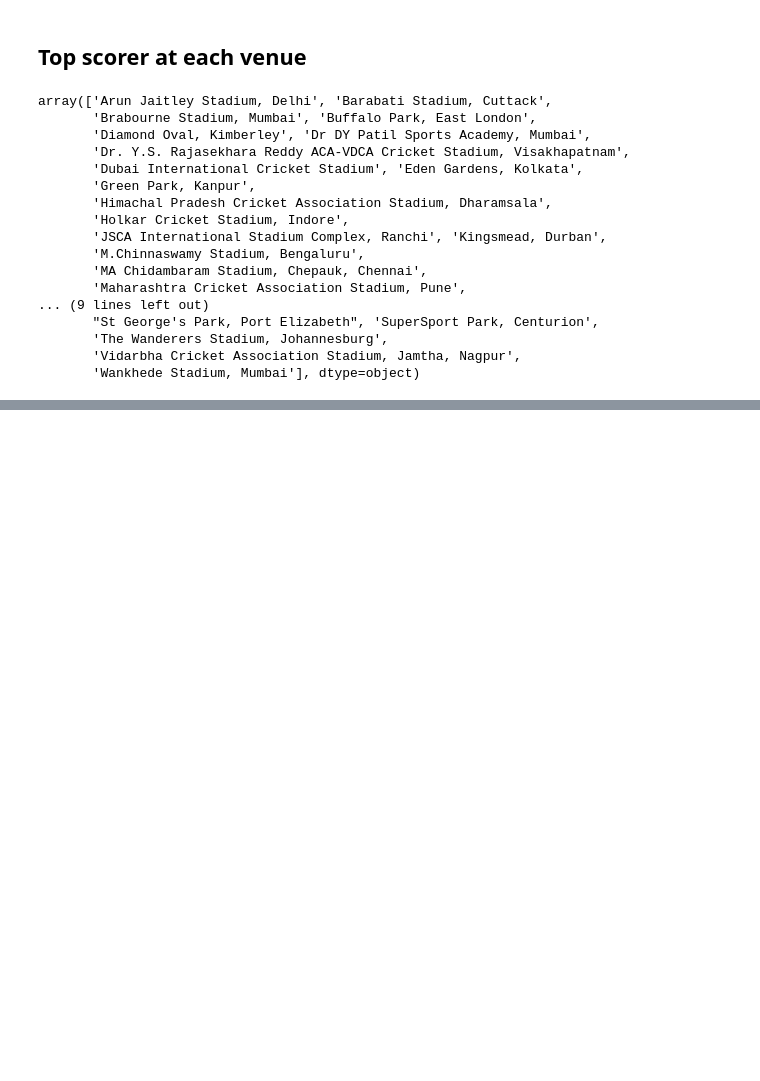
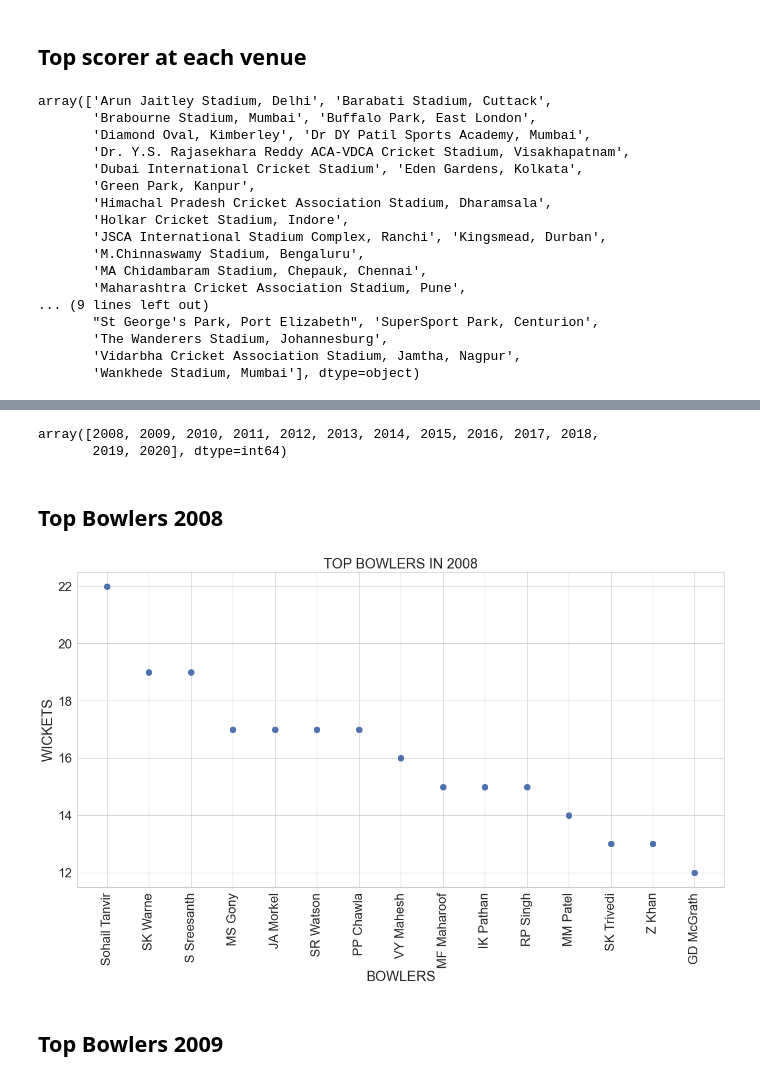
Before and after one commit to umesh-gattem/IPL-D-VIZ, a Jupyter notebook: project/Data Visualization project_murtaza.ipynb, the cells around one changed output, grey strips where cells are left out. Saved outputs shown, nothing was run; the diff lists cells and outputs as text; code cells hidden in the pictures; blank space fills up the shorter version.

```diff
--- a/project/Data Visualization project_murtaza.ipynb
+++ b/project/Data Visualization project_murtaza.ipynb
@@ -1105,0 +1146,12 @@ plt
+# %%
+d_each_season = {}
+for season in all_season_bowling_card['season']:
+    d_each_season[season] = all_season_bowling_card[all_season_bowling_card['season'] == season]
+# %%
+unique_seasons = np.unique(all_season_bowling_card['season'])
+unique_seasons
+# %% [output]
+array([2008, 2009, 2010, 2011, 2012, 2013, 2014, 2015, 2016, 2017, 2018,
+       2019, 2020], dtype=int64)
+# %% [markdown]
+## Top Bowlers 2008
@@ -1105,0 +1171,20 @@ plt
+# %%
+bowler_average_2008 = d_each_season[2008].groupby('name')['conceded'].sum()/d_each_season[2008].groupby('name')['wickets'].sum()
+bowler_average_2008 = pd.DataFrame(bowler_average_2008, columns=['Average'])
+bowler_average_2008 = bowler_average_2008.sort_values(by='Average')
+bowler_average_2008['Wickets'] = d_each_season[2008].groupby('name')['wickets'].sum()
+# %%
+top_bowler_average_2008 = bowler_average_2008[bowler_average_2008['Wickets'] >= 10].sort_values(by='Wickets', ascending=False)[:15]
+# %%
+sns.set_theme(style = 'whitegrid', font_scale=2)
+plt.figure(figsize = (20, 10))
+sns.scatterplot(top_bowler_average_2008.index, top_bowler_average_2008['Wickets'], s=150, alpha=1)
+plt.xticks(rotation = 90)
+plt.xlabel('BOWLERS')
+plt.ylabel('WICKETS')
+plt.title('TOP BOWLERS IN 2008')
+plt.show()
+# %% [output]
+[figure, added]
+# %% [markdown]
+## Top Bowlers 2009
```
Also changed, not shown: parts of 24 cells of this notebook.
